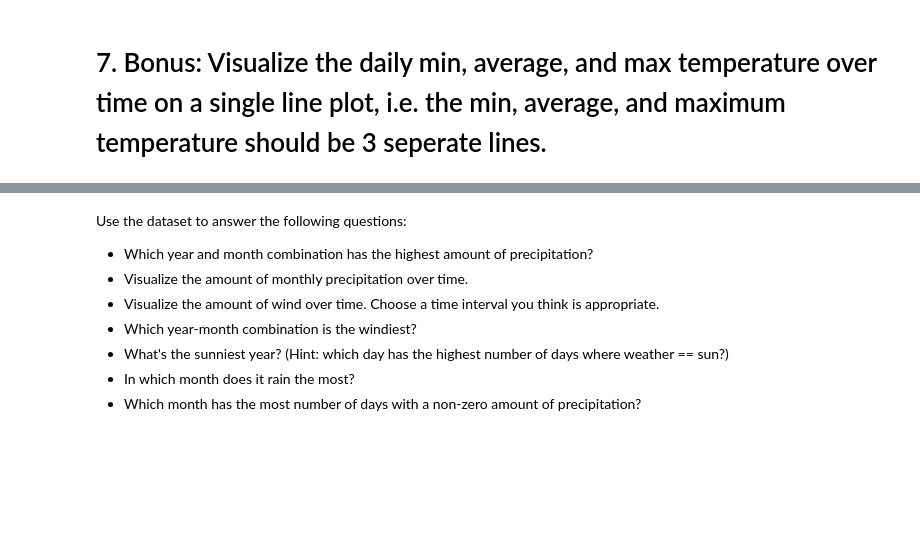
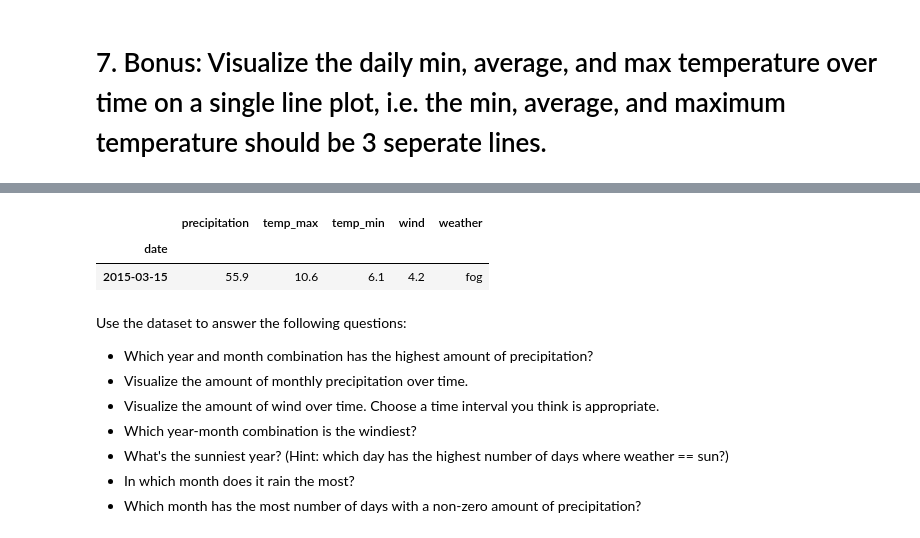
Before and after one commit to christophermayorga/time-series-exercises, a Jupyter notebook: time-date.ipynb, the cells around one changed output, grey strips where cells are left out. Cells and saved outputs as stored; diff of their text form; code cells hidden in the pictures; blank space fills up the shorter version.

```diff
--- a/time-date.ipynb
+++ b/time-date.ipynb
@@ -149,4 +149,4 @@ sf_df.sort_values('diff').tail(1)
 # 7. Bonus: Visualize the daily min, average, and max temperature over time on a single line plot, i.e. the min, average, and maximum temperature should be 3 seperate lines.
 # %%
 from vega_datasets import data
-data.seattle_weather()
+seattle_df = data.seattle_weather()
@@ -167,3 +169,11 @@ data.seattle_weather()
+# %%
+seattle_df = seattle_df.set_index('date').sort_index()
+# %%
+seattle_df.sort_values(by='precipitation').tail(1)
+# %% [output]
+|  | precipitation | temp_max | temp_min | wind | weather |
+| date |  |  |  |  |  |
+| 2015-03-15 | 55.9 | 10.6 | 6.1 | 4.2 | fog |
 # %% [markdown]
 Use the dataset to answer the following questions:
 
```
Also changed, not shown: parts of 2 cells of this notebook.
